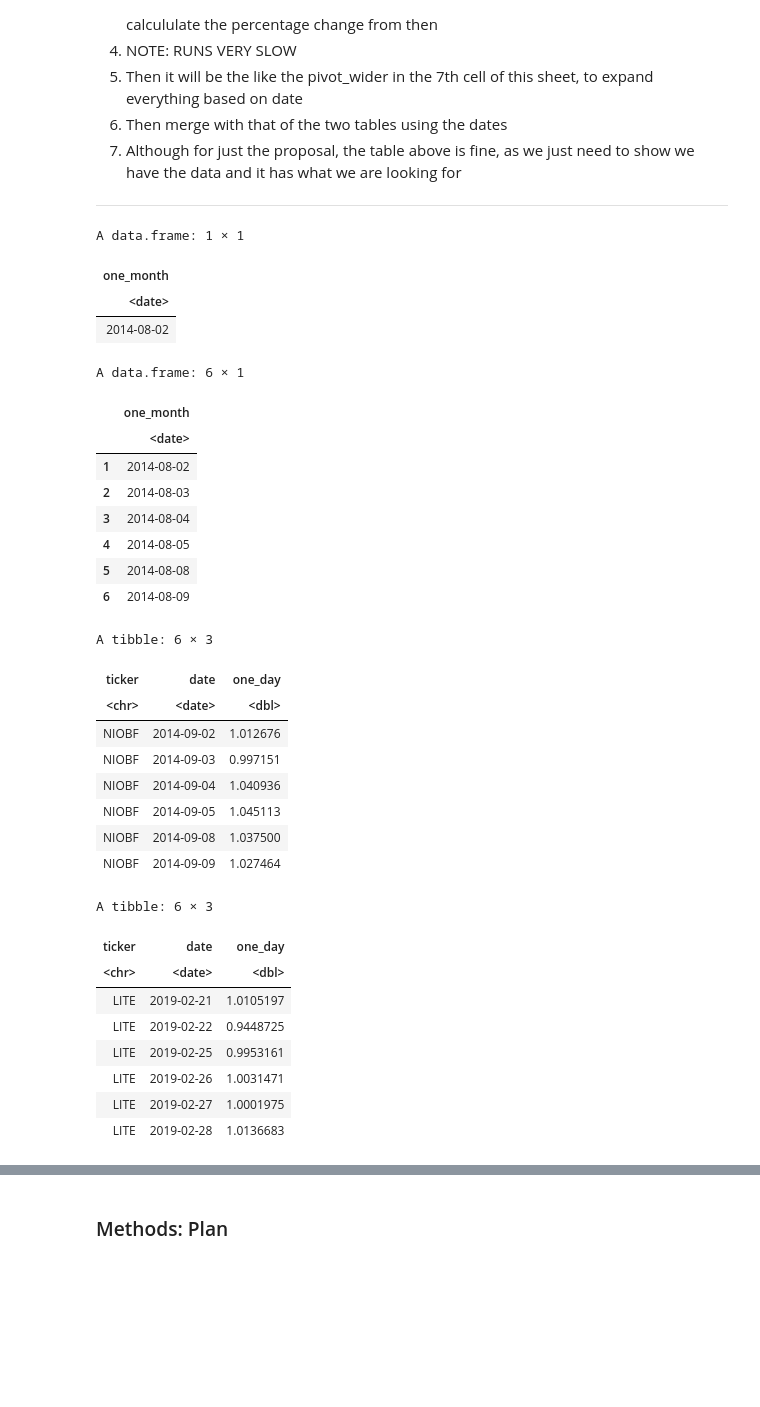
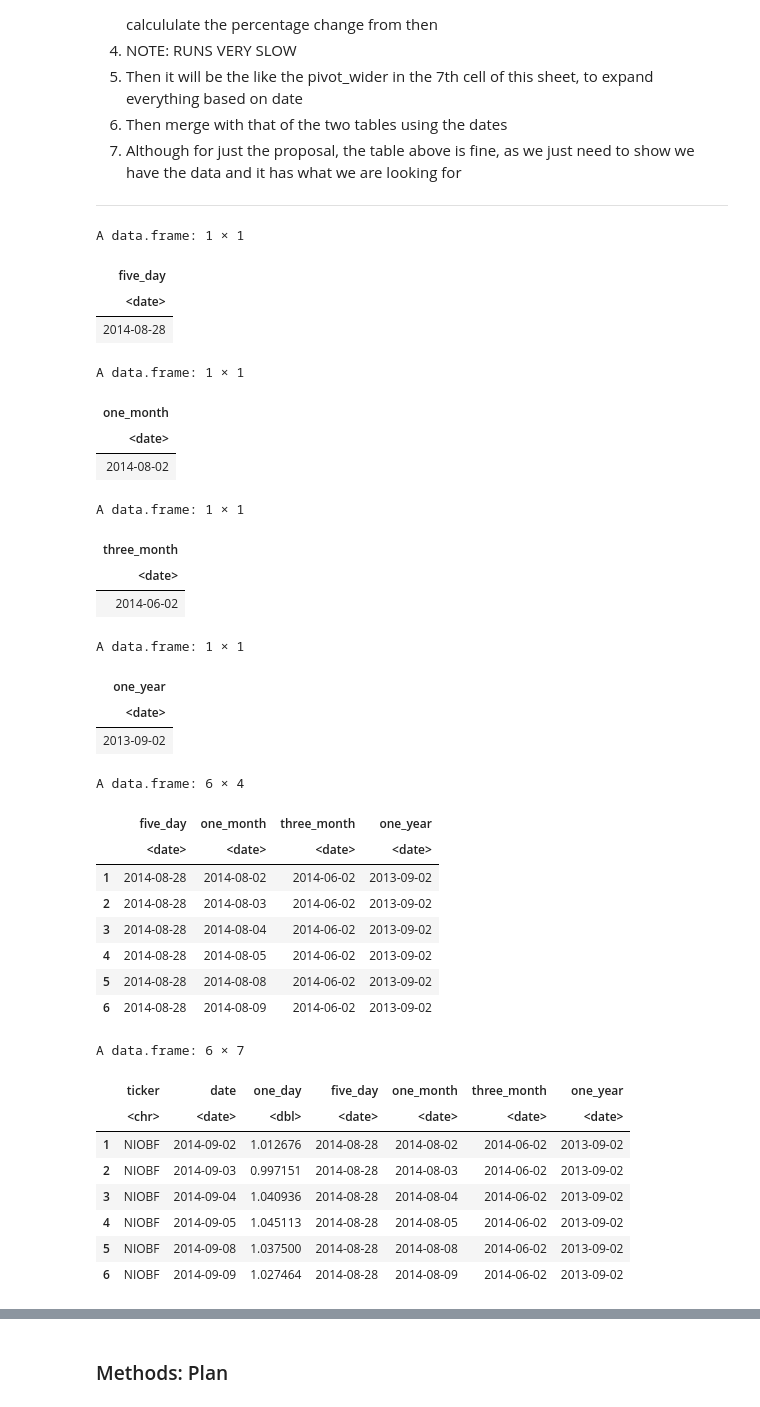
Before and after one commit to nkoda/STAT301, a Jupyter notebook: project_proposal.ipynb, the cells around one changed output, grey strips where cells are left out. Cells and saved outputs as stored; diff of their text form; code cells hidden in the pictures; blank space fills up the shorter version.

```diff
--- a/project_proposal.ipynb
+++ b/project_proposal.ipynb
@@ -401,56 +401,74 @@ Let me explain what is going on here (the next cell):
 
 ________________
 # %%
+five_day_df = data.frame(five_day = seq(from = as.Date(supplier_index$date[1]), length = 2, by = "-5 day")[2])
+five_day_df
 one_month_df = data.frame(one_month = seq(from = as.Date(supplier_index$date[1]), length = 2, by = "-1 month")[2])
 one_month_df
+three_month_df = data.frame(three_month = seq(from = as.Date(supplier_index$date[1]), length = 2, by = "-3 months")[2])
+three_month_df
+one_year_df = data.frame(one_year = seq(from = as.Date(supplier_index$date[1]), length = 2, by = "-1 year")[2])
+one_year_df
 
 supplier_index_tidy <- supplier_index %>%
         mutate(ticker = supplier_index$.) %>%
         #mutate(len = toString(date)) %>%
         #mutate(one_month = seq(from = as.Date(date), length = 2, by = "-1 month")[2]) %>%
         mutate(one_day = open / close) %>%
         #mutate(one_day = open / ()) %>%
         select(ticker, date, one_day)
 
 for (i in 2:length(supplier_index_tidy$date)) {
+    five_day <- seq(from = as.Date(supplier_index$date[1]), length = 2, by = "-5 day")[2]
     one_month <- seq(from = as.Date(supplier_index$date[i]), length = 2, by = "-1 month")[2]
-    one_month
+    three_month <- seq(from = as.Date(supplier_index$date[1]), length = 2, by = "-3 months")[2]
+    one_year <- seq(from = as.Date(supplier_index$date[1]), length = 2, by = "-1 year")[2]
+
     #one_month_df <- rbind(origin = one_month_df, one_month)
+    five_day_df[nrow(five_day_df) + 1, ] <- five_day
     one_month_df[nrow(one_month_df) + 1, ] <- one_month
+    three_month_df[nrow(three_month_df) + 1, ] <- three_month
+    one_year_df[nrow(one_year_df) + 1, ] <- one_year
 }
-head(one_month_df)
+dates <- cbind(five_day_df, one_month_df, three_month_df, one_year_df)
+head(dates)
+
+supplier_index_tidy <- cbind(supplier_index_tidy, dates)
 
 head(supplier_index_tidy)
 tail(supplier_index_tidy)
 # %% [output]
 A data.frame: 1 × 1
-| one_month |
+| five_day |
 | <date> |
-| 2014-08-02 |
+| 2014-08-28 |
-A data.frame: 6 × 1
+A data.frame: 1 × 1
-|  | one_month |
-|  | <date> |
-| 1 | 2014-08-02 |
-| 2 | 2014-08-03 |
-| 3 | 2014-08-04 |
-| 4 | 2014-08-05 |
-| 5 | 2014-08-08 |
-| 6 | 2014-08-09 |
+| one_month |
+| <date> |
+| 2014-08-02 |
-A tibble: 6 × 3
+A data.frame: 1 × 1
-| ticker | date | one_day |
-| <chr> | <date> | <dbl> |
-| NIOBF | 2014-09-02 | 1.012676 |
-| NIOBF | 2014-09-03 | 0.997151 |
-| NIOBF | 2014-09-04 | 1.040936 |
-| NIOBF | 2014-09-05 | 1.045113 |
-| NIOBF | 2014-09-08 | 1.037500 |
-| NIOBF | 2014-09-09 | 1.027464 |
+| three_month |
+| <date> |
+| 2014-06-02 |
-A tibble: 6 × 3
+A data.frame: 1 × 1
-| ticker | date | one_day |
-| <chr> | <date> | <dbl> |
-| LITE | 2019-02-21 | 1.0105197 |
-| LITE | 2019-02-22 | 0.9448725 |
-| LITE | 2019-02-25 | 0.9953161 |
-| LITE | 2019-02-26 | 1.0031471 |
-| LITE | 2019-02-27 | 1.0001975 |
-| LITE | 2019-02-28 | 1.0136683 |
+| one_year |
+| <date> |
+| 2013-09-02 |
+A data.frame: 6 × 4
+|  | five_day | one_month | three_month | one_year |
+|  | <date> | <date> | <date> | <date> |
+| 1 | 2014-08-28 | 2014-08-02 | 2014-06-02 | 2013-09-02 |
+| 2 | 2014-08-28 | 2014-08-03 | 2014-06-02 | 2013-09-02 |
+| 3 | 2014-08-28 | 2014-08-04 | 2014-06-02 | 2013-09-02 |
+| 4 | 2014-08-28 | 2014-08-05 | 2014-06-02 | 2013-09-02 |
+| 5 | 2014-08-28 | 2014-08-08 | 2014-06-02 | 2013-09-02 |
+| 6 | 2014-08-28 | 2014-08-09 | 2014-06-02 | 2013-09-02 |
+A data.frame: 6 × 7
+|  | ticker | date | one_day | five_day | one_month | three_month | one_year |
+|  | <chr> | <date> | <dbl> | <date> | <date> | <date> | <date> |
+| 1 | NIOBF | 2014-09-02 | 1.012676 | 2014-08-28 | 2014-08-02 | 2014-06-02 | 2013-09-02 |
+| 2 | NIOBF | 2014-09-03 | 0.997151 | 2014-08-28 | 2014-08-03 | 2014-06-02 | 2013-09-02 |
+| 3 | NIOBF | 2014-09-04 | 1.040936 | 2014-08-28 | 2014-08-04 | 2014-06-02 | 2013-09-02 |
+| 4 | NIOBF | 2014-09-05 | 1.045113 | 2014-08-28 | 2014-08-05 | 2014-06-02 | 2013-09-02 |
+| 5 | NIOBF | 2014-09-08 | 1.037500 | 2014-08-28 | 2014-08-08 | 2014-06-02 | 2013-09-02 |
+| 6 | NIOBF | 2014-09-09 | 1.027464 | 2014-08-28 | 2014-08-09 | 2014-06-02 | 2013-09-02 |
```
Also changed, not shown: parts of 2 cells of this notebook.
